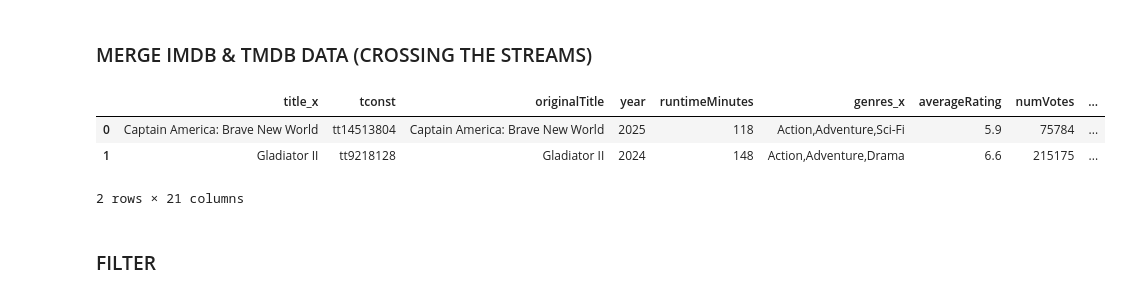
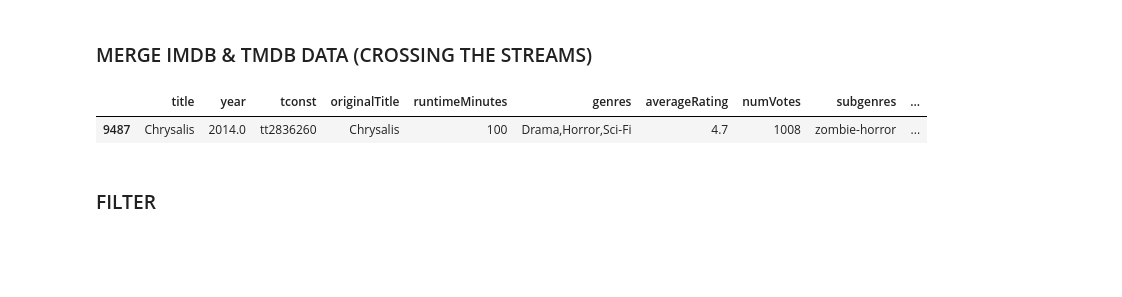
Before and after one commit to joerich1/back_to_the_feature, a Jupyter notebook: data/join datasets.ipynb, the cells around one changed output. Drawn from its saved outputs; the diff is of its cells as text; code cells hidden in the pictures; blank space fills up the shorter version.

```diff
--- a/data/join datasets.ipynb
+++ b/data/join datasets.ipynb
@@ -109,7 +103,8 @@ df_merged_filtered[df_merged_filtered["primaryTitle"] == "Bolero"]
 import ast
 
 df_subgenres = pd.read_csv("IMDb/titles_subgenres.csv")
-df_merged2 = df_subgenres.merge(df_merged_filtered, how="inner", left_on="title", right_on="primaryTitle")
+print(df_subgenres.columns)
+df_merged2 = df_subgenres.merge(df_merged_filtered, how="inner", left_on=["title", "year"], right_on=["primaryTitle", "year"])
 
 # CLEAN
 df_merged2["subgenres"] = df_merged2["subgenres"].apply(lambda x: ast.literal_eval(x) if isinstance(x, str) else x)
@@ -139,7 +135,7 @@ saved
 # %%
 df_tmdb = pd.read_csv("parsed_json_data.csv")
 df_tmdb = df_tmdb.rename(columns={"id": "tmdb_id"})
-
+df_tmdb = df_tmdb.drop(["tmdb_id", "original_title", "keywords", "title", "origin_country", "genres"], axis=1)
 print(f"Rows: {len(df_tmdb)}")
 df_tmdb.head()
 # %% [output]
@@ -155,23 +151,21 @@ Rows: 11072
 # %%
 def merge_tmdb_with_imdb(df_imdb, df_tmdb):
     """Merge TMDB JSON data into the IMDb dataset."""
     # Merge IMDb dataset with extracted TMDB data
     df_merged = pd.merge(df_imdb, df_tmdb, on="tconst")
 
     return df_merged
 
 # Merge TMDB data into IMDb dataset (df_merged2)
 df_final = merge_tmdb_with_imdb(df_merged2, df_tmdb)
 
-# Save to CSV or Parquet
+
 #df_final.to_csv("merged_imdb_tmdb.csv", index=False)
 
-df_final.head(2)
+df_final.tail(1)
 # %% [output]
-|  | title_x | tconst | originalTitle | year | runtimeMinutes | genres_x | averageRating | numVotes | ... |
-| 0 | Captain America: Brave New World | tt14513804 | Captain America: Brave New World | 2025 | 118 | Action,Adventure,Sci-Fi | 5.9 | 75784 | ... |
-| 1 | Gladiator II | tt9218128 | Gladiator II | 2024 | 148 | Action,Adventure,Drama | 6.6 | 215175 | ... |
+|  | title | year | tconst | originalTitle | runtimeMinutes | genres | averageRating | numVotes | subgenres | ... |
+| 9487 | Chrysalis | 2014.0 | tt2836260 | Chrysalis | 100 | Drama,Horror,Sci-Fi | 4.7 | 1008 | zombie-horror | ... |
-2 rows × 21 columns
 # %% [markdown]
 ### FILTER
 # %%
```
Also changed, not shown: parts of 12 cells of this notebook, 5 other files.
